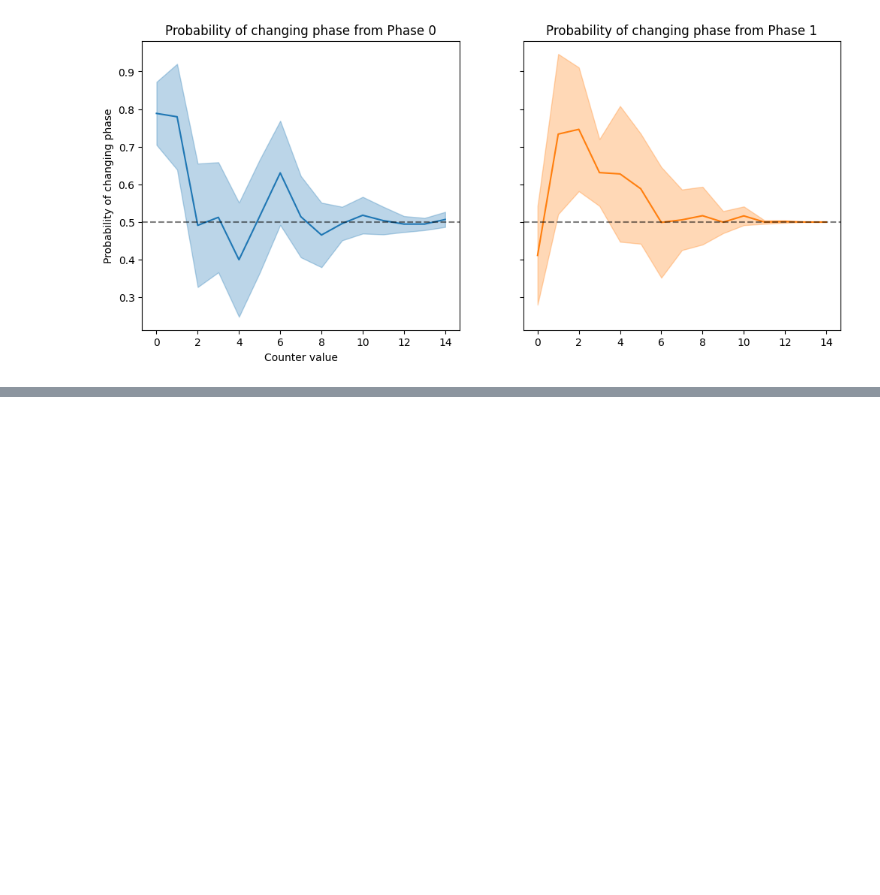
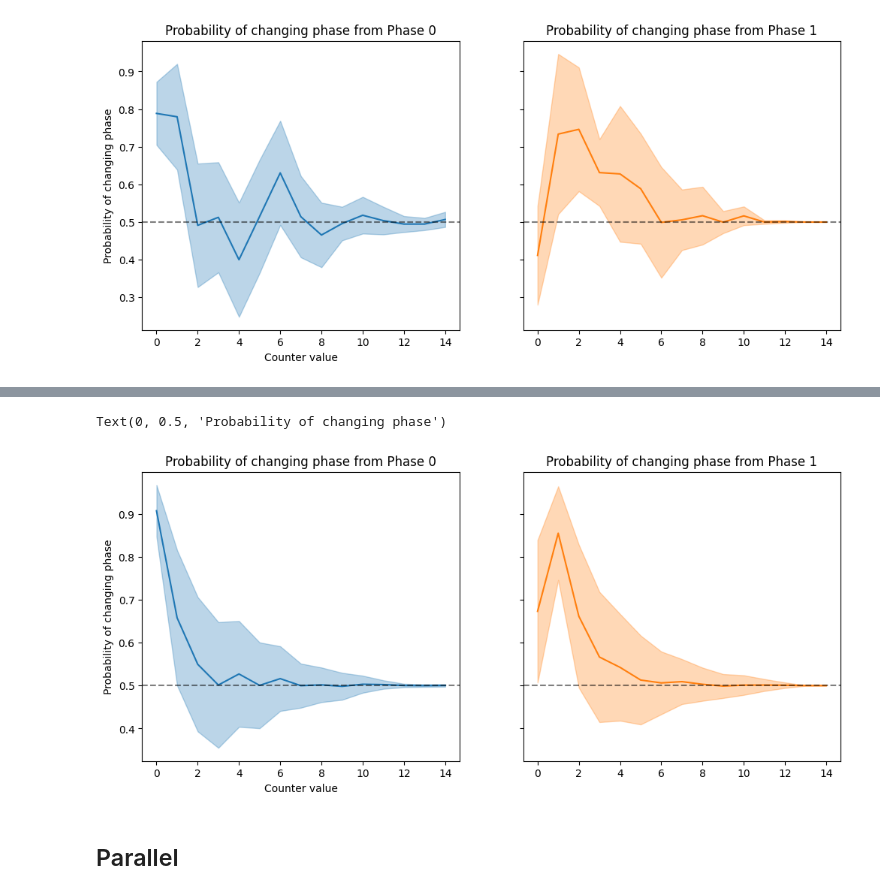
Before and after one commit to gorkamunoz/rl_opts, a Jupyter notebook: nbs/lib_nbs/develop/test_training_virtual_abm.ipynb, the cells around one changed output, grey strips where cells are left out. Cells and saved outputs as stored; diff of their text form; code cells hidden in the pictures; blank space fills up the shorter version.

```diff
--- a/nbs/lib_nbs/develop/test_training_virtual_abm.ipynb
+++ b/nbs/lib_nbs/develop/test_training_virtual_abm.ipynb
@@ -471,5 +471,5 @@ ax[0, 0].legend()
 # %%
-N_episodes = 5000  # was int(1e4) in exploration
+N_episodes = 20000  # was int(1e4) in exploration
 time_ep = 2000
 
 pBP = 5e-1  # initial probability of changing when passive
@@ -479,16 +479,15 @@ Nt = 20
 
 boundary_condition = 'periodic' # 'periodic' or 'absorbing'
 
-reps = 10
+reps = 100
 
 gamma = 4e-05
-eta = 0.014
+eta = 0.052
 
 rews_rep = np.zeros((reps, N_episodes))
 hmats = np.zeros((reps, 2, 1000))
 
 
-rewards = np.zeros((reps, N_episodes))
 for rep in range(reps):
 
     rews, hmat = train_loop_abm(L, r, Nt, gamma, eta,
@@ -499,3 +498,6 @@ for rep in range(reps):
 
     rews_rep[rep] = rews.mean(1)
     hmats[rep] = hmat
+
+np.save('results/exp_abm/rewards_gamma_{}_eta_{}_episodes_{}_rep_{rep}.npy'.format(gamma, eta, N_episodes), rewards)
+np.save('results/exp_abm/hmats_gamma_{}_eta_{}_episodes_{}_rep_{rep}.npy'.format(gamma, eta, N_episodes), hmats)
@@ -545,0 +911,36 @@ Text(0, 0.5, 'Probability of changing phase')
+# %%
+
+# Now we get the probability of each action by normalizing the h_matrix
+probs = hmats_nb / hmats_nb.sum(axis=1)[:, np.newaxis, :]
+prob_change_phase0 = probs[:, 1, ::2]
+prob_change_phase1 = probs[:, 1, 1::2]
+
+prob_change_phase0 = prob_change_phase0[..., :15]
+prob_change_phase1 = prob_change_phase1[..., :15]
+
+x0 = np.arange(prob_change_phase0.shape[-1])
+x1 = np.arange(prob_change_phase1.shape[-1])
+
+mean0, std0 = prob_change_phase0.mean(0), prob_change_phase0.std(0)
+mean1, std1 = prob_change_phase1.mean(0), prob_change_phase1.std(0)
+
+fig, ax = plt.subplots(1, 2, figsize=(12, 5), sharey=True)
+
+ax[0].plot(x0, mean0, label='Phase 0', color='C0')
+ax[0].fill_between(x0, mean0 - std0, mean0 + std0, alpha=0.3, color='C0')
+ax[0].set_title('Probability of changing phase from Phase 0')
+
+ax[1].plot(x1, mean1, label='Phase 1', color='C1')
+ax[1].fill_between(x1, mean1 - std1, mean1 + std1, alpha=0.3, color='C1')
+ax[1].set_title('Probability of changing phase from Phase 1')
+
+ax[0].axhline(0.5, color='k', alpha=0.5, ls='--', label='0.5')
+ax[1].axhline(0.5, color='k', alpha=0.5, ls='--', label='0.5')
+
+ax[0].set_xlabel('Counter value')
+ax[0].set_ylabel('Probability of changing phase')
+# %% [output]
+Text(0, 0.5, 'Probability of changing phase')
+[figure, added]
+# %% [markdown]
+## Parallel
```
Also changed, not shown: parts of 21 cells of this notebook.
